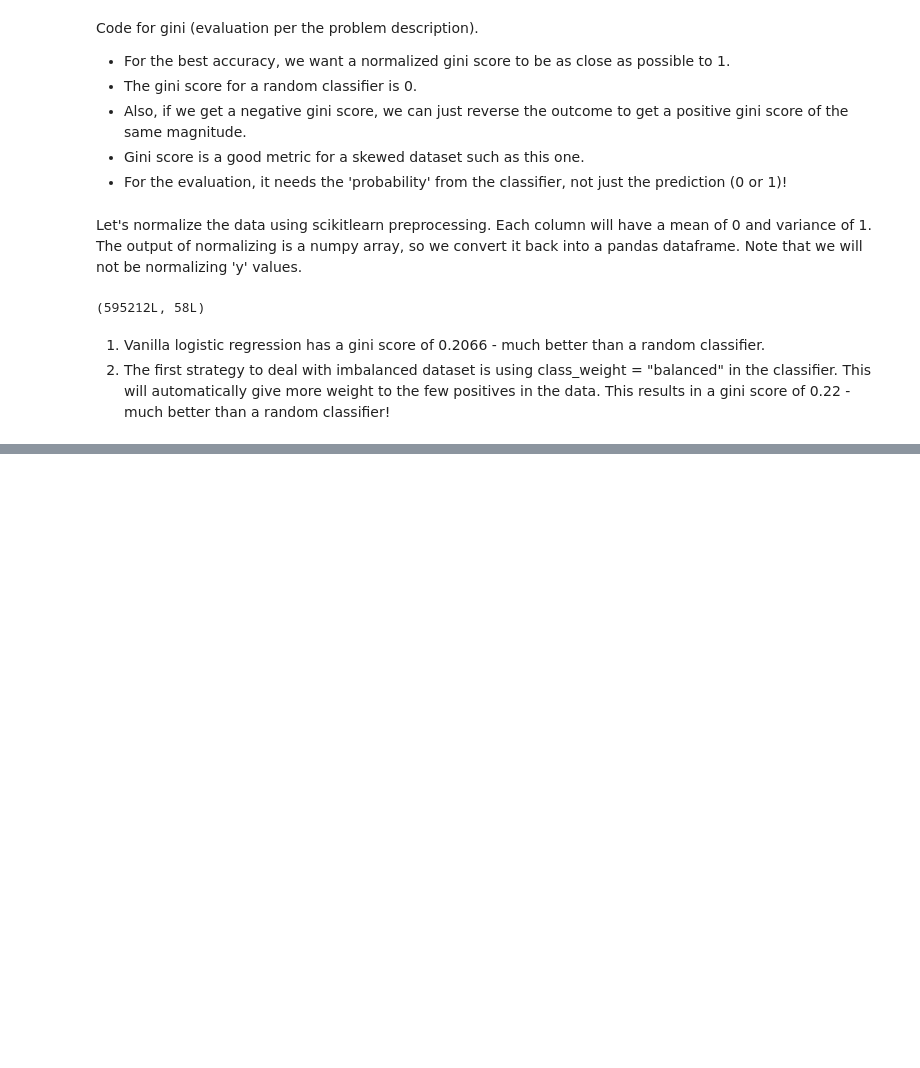
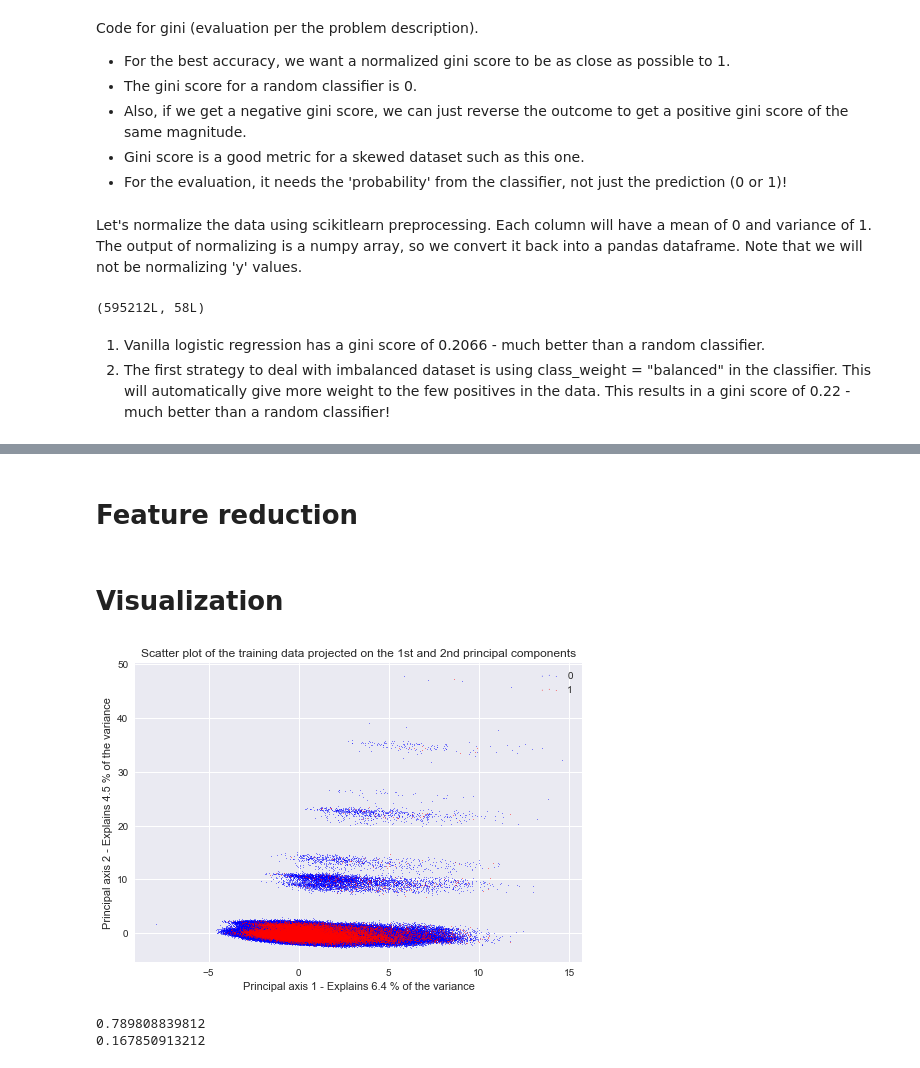
Before and after one commit to astha-chem/Kaggle-Porto-Seguro, a Jupyter notebook: Porto-Seguro.ipynb, the cells around one changed output, grey strips where cells are left out. Drawn from its saved outputs; the diff is of its cells as text; code cells hidden in the pictures; blank space fills up the shorter version.

```diff
--- a/Porto-Seguro.ipynb
+++ b/Porto-Seguro.ipynb
@@ -165,0 +150,49 @@ clf = joblib.load(results['filename'].iloc[0])
+# %% [markdown]
+# Feature reduction
+# %%
+data = pd.read_csv("train.csv")
+cols_trimmed = [x for x in data.columns if 'calc' not in x]
+data_1 = data[cols_trimmed]
+scaler = StandardScaler()
+X_np = scaler.fit_transform(data_1.drop("target", axis=1))
+print(X_np.shape)
+norm_X_data_1 = pd.DataFrame(data=X_np, columns=data_1.drop("target", axis=1).columns)
+#normalized_data = pd.concat([normalized_data, data["target"]], axis=1)
+norm_X_data_1.describe()
+# %% [markdown]
+# Visualization
+# %%
+pca = PCA(n_components=30, svd_solver='full', random_state=1001)
+X = pca.fit_transform(normalized_data.drop(['id', 'target'], axis = 1))
+print(pca.explained_variance_ratio_.sum())
+pca.explained_variance_ratio_
+print(pca.explained_variance_ratio_[:2].sum())
+# %%
+y = data['target'].values.astype(np.int8)
+colors = ['b', 'r']
+target_names = np.unique(y)
+for color, i, target_name in zip(colors, [0, 1], target_names):
+    plt.scatter(X[y == i, 0], X[y == i, 1], color=color, s=1,
+                alpha=.8, label=target_name, marker='.')
+plt.legend(loc='best', shadow=False, scatterpoints=3)
+plt.title(
+        "Scatter plot of the training data projected on the 1st "
+        "and 2nd principal components")
+plt.xlabel("Principal axis 1 - Explains %.1f %% of the variance" % (
+        pca.explained_variance_ratio_[0] * 100.0))
+plt.ylabel("Principal axis 2 - Explains %.1f %% of the variance" % (
+        pca.explained_variance_ratio_[1] * 100.0))
+
+plt.savefig('pca-data.png', dpi=150)
+plt.show()
+# %% [output]
+[figure, added]
+# %%
+pca = PCA(n_components=20, svd_solver='full', random_state=1001)
+X = pca.fit_transform(norm_X_data_1.drop(['id'], axis = 1))
+print(pca.explained_variance_ratio_.sum())
+pca.explained_variance_ratio_
+print(pca.explained_variance_ratio_[:2].sum())
+# %% [output]
+0.789808839812
+0.167850913212
```
Also changed, not shown: parts of 25 cells of this notebook.
